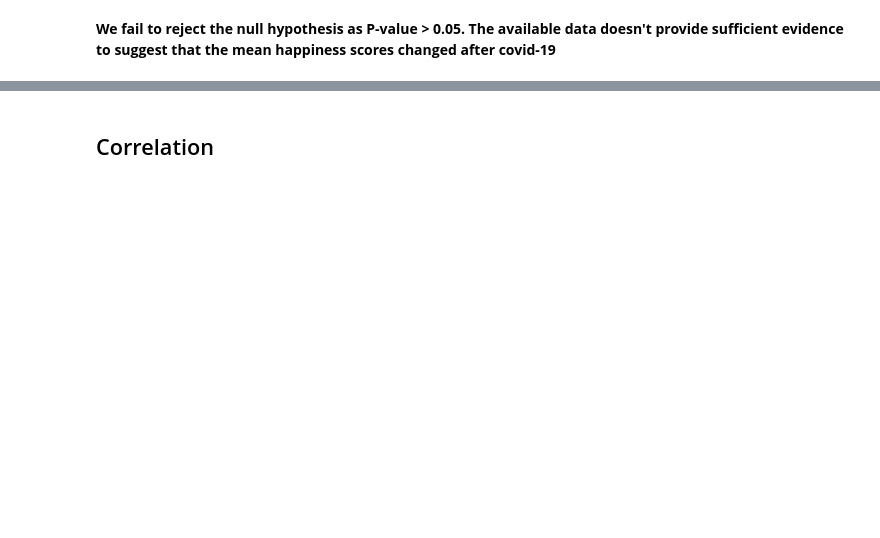
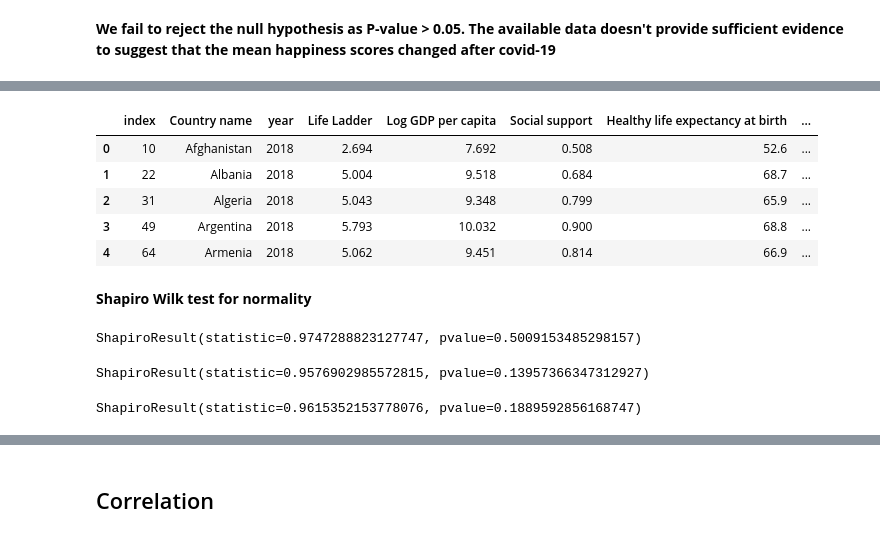
Before and after one commit to Deokuliar-1996/Applied-Statistics-World-Happiness, a Jupyter notebook: stat-500-world-happiness-project.ipynb, the cells around one changed output, grey strips where cells are left out. Drawn from its saved outputs; the diff is of its cells as text; code cells hidden in the pictures; blank space fills up the shorter version.

```diff
--- a/stat-500-world-happiness-project.ipynb
+++ b/stat-500-world-happiness-project.ipynb
@@ -206,0 +476,12 @@ stat.ttest_ind(sample_LL_2019,sample_LL_2021,equal_var=False)  #at aplha =.05 (d
+# %%
+df_5 = df_2[df_2['year']==2018]
+# %%
+df_5 = df_5.reset_index()
+df_5.head()
+# %% [output]
+|  | index | Country name | year | Life Ladder | Log GDP per capita | Social support | Healthy life expectancy at birth | ... |
+| 0 | 10 | Afghanistan | 2018 | 2.694 | 7.692 | 0.508 | 52.6 | ... |
+| 1 | 22 | Albania | 2018 | 5.004 | 9.518 | 0.684 | 68.7 | ... |
+| 2 | 31 | Algeria | 2018 | 5.043 | 9.348 | 0.799 | 65.9 | ... |
+| 3 | 49 | Argentina | 2018 | 5.793 | 10.032 | 0.900 | 68.8 | ... |
+| 4 | 64 | Armenia | 2018 | 5.062 | 9.451 | 0.814 | 66.9 | ... |
@@ -206,0 +492,14 @@ stat.ttest_ind(sample_LL_2019,sample_LL_2021,equal_var=False)  #at aplha =.05 (d
+# %% [markdown]
+**Shapiro Wilk test for normality**
+# %%
+stat.shapiro(sample_LL_2018)
+# %% [output]
+ShapiroResult(statistic=0.9747288823127747, pvalue=0.5009153485298157)
+# %%
+stat.shapiro(sample_LL_2019)
+# %% [output]
+ShapiroResult(statistic=0.9576902985572815, pvalue=0.13957366347312927)
+# %%
+stat.shapiro(sample_LL_2021)
+# %% [output]
+ShapiroResult(statistic=0.9615352153778076, pvalue=0.1889592856168747)
```
Also changed, not shown: parts of 82 cells of this notebook.
